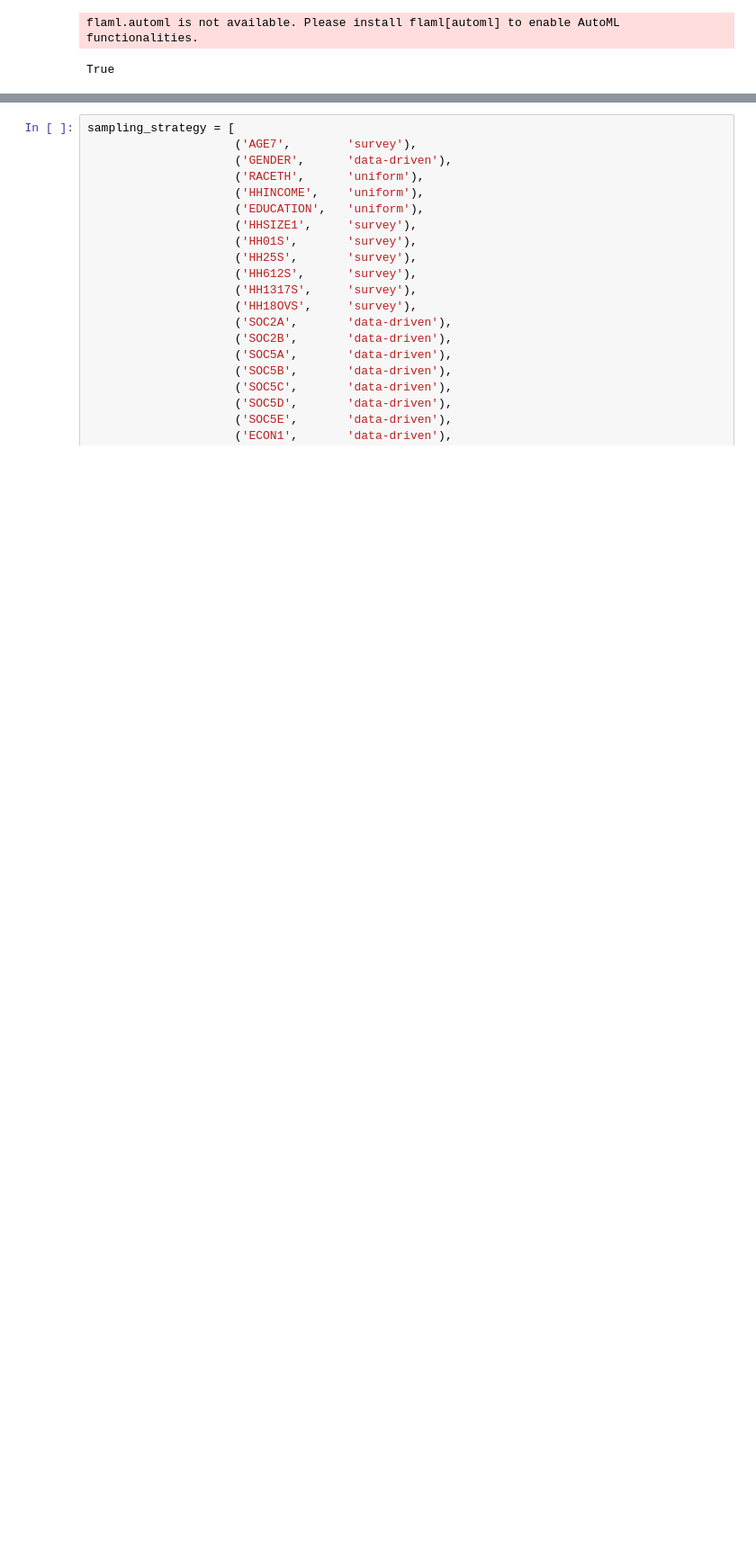
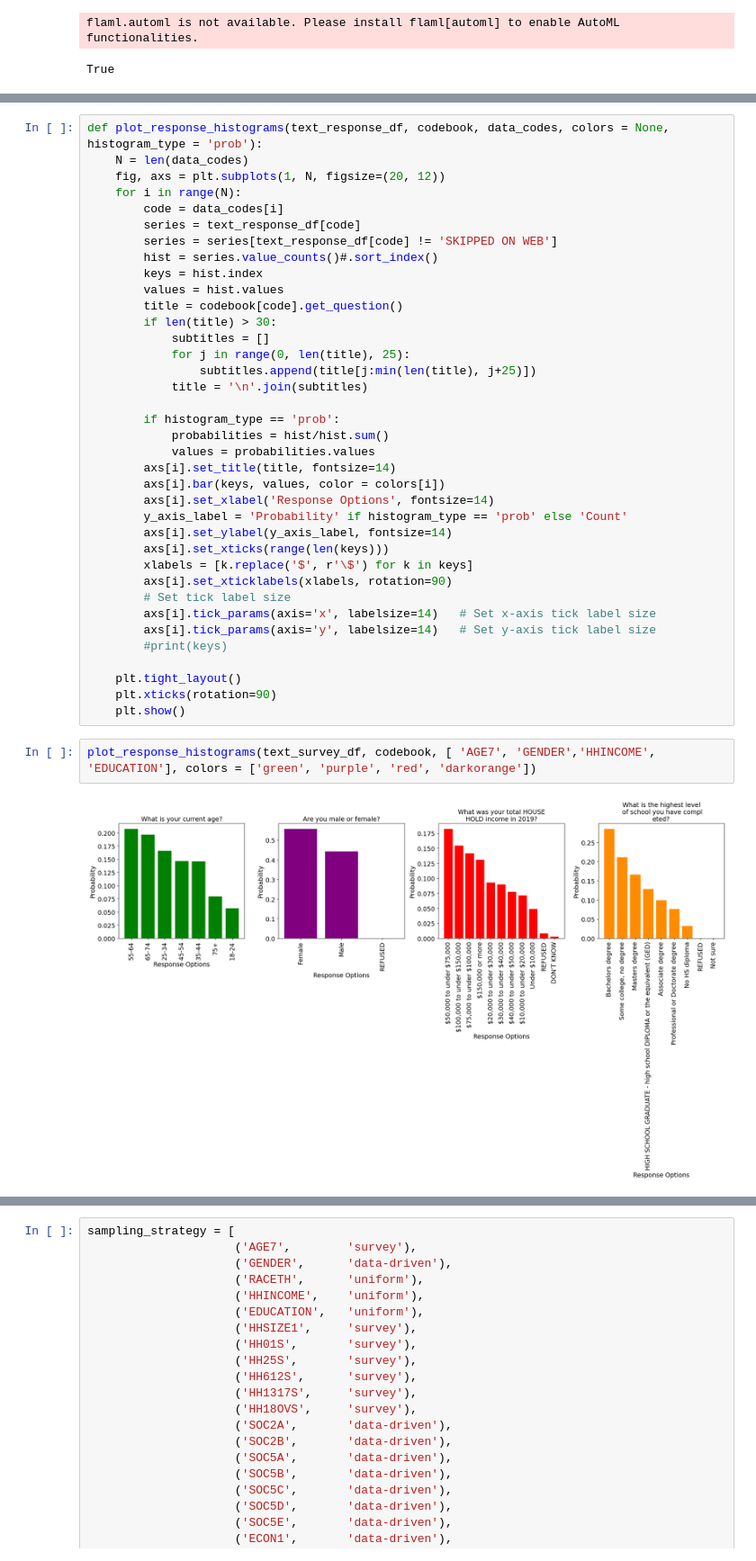
Before and after one commit to Kurmich/ai-agent-based-survey, a Jupyter notebook: generate_scripts.ipynb, the cells around one changed output, grey strips where cells are left out. Shown at 90% size. Saved outputs shown, nothing was run; the diff lists cells and outputs as text; blank space fills up the shorter version.

```diff
--- a/generate_scripts.ipynb
+++ b/generate_scripts.ipynb
@@ -17,0 +202,41 @@ True
+# %%
+def plot_response_histograms(text_response_df, codebook, data_codes, colors = None, histogram_type = 'prob'):
+    N = len(data_codes)
+    fig, axs = plt.subplots(1, N, figsize=(20, 12))
+    for i in range(N):
+        code = data_codes[i]
+        series = text_response_df[code]
+        series = series[text_response_df[code] != 'SKIPPED ON WEB']
+        hist = series.value_counts()#.sort_index()
+        keys = hist.index
+        values = hist.values
+        title = codebook[code].get_question()
+        if len(title) > 30:
+            subtitles = []
+            for j in range(0, len(title), 25):
+                subtitles.append(title[j:min(len(title), j+25)])
+            title = '\n'.join(subtitles)
+
+        if histogram_type == 'prob':
+            probabilities = hist/hist.sum()
+            values = probabilities.values
+        axs[i].set_title(title, fontsize=14)
+        axs[i].bar(keys, values, color = colors[i])
+        axs[i].set_xlabel('Response Options', fontsize=14)
+        y_axis_label = 'Probability' if histogram_type == 'prob' else 'Count'
+        axs[i].set_ylabel(y_axis_label, fontsize=14)
+        axs[i].set_xticks(range(len(keys)))
+        xlabels = [k.replace('$', r'\$') for k in keys]
+        axs[i].set_xticklabels(xlabels, rotation=90)
+        # Set tick label size
+        axs[i].tick_params(axis='x', labelsize=14)   # Set x-axis tick label size
+        axs[i].tick_params(axis='y', labelsize=14)   # Set y-axis tick label size
+        #print(keys)
+
+    plt.tight_layout()
+    plt.xticks(rotation=90)
+    plt.show()
+# %%
+plot_response_histograms(text_survey_df, codebook, [ 'AGE7', 'GENDER','HHINCOME', 'EDUCATION'], colors = ['green', 'purple', 'red', 'darkorange'])
+# %% [output]
+[figure, added]
```
Also changed, not shown: parts of 20 cells of this notebook, 4 other files.
